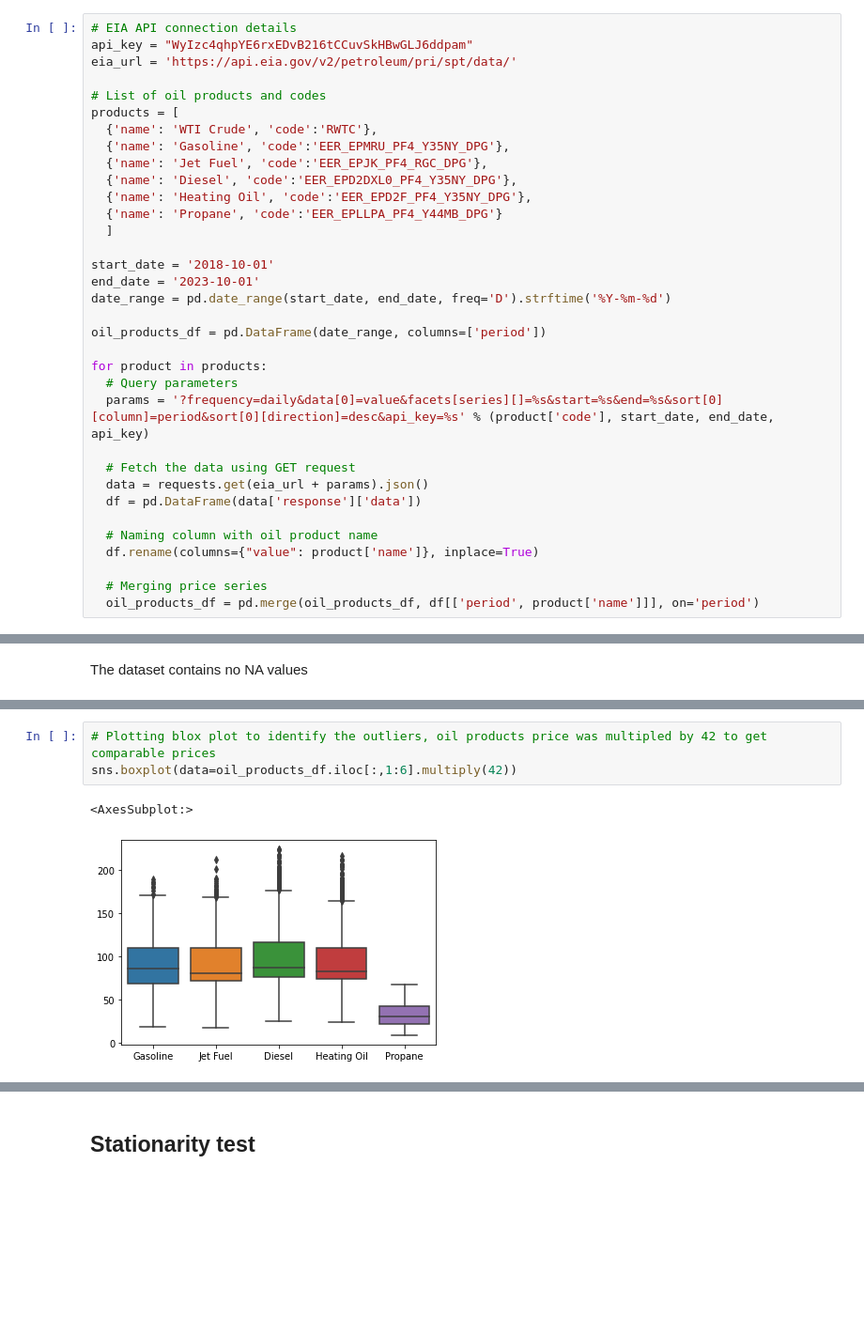
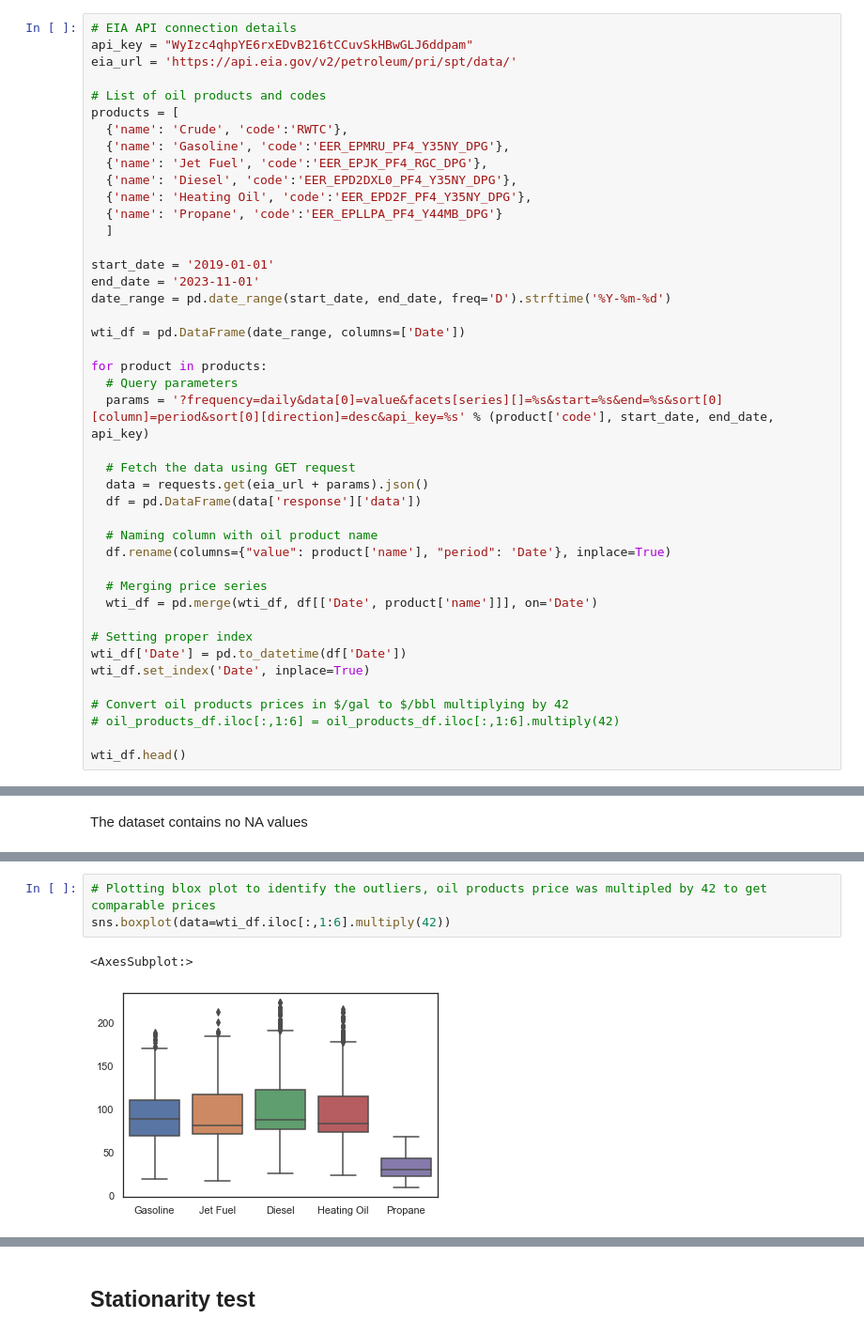
Before and after one commit to timdanilov/capstone-project, a Jupyter notebook: capstone.ipynb, the cells around one changed output, grey strips where cells are left out. Shown at 94% size. Saved outputs shown, nothing was run; the diff lists cells and outputs as text; blank space fills up the shorter version.

```diff
--- a/capstone.ipynb
+++ b/capstone.ipynb
@@ -70,7 +71,7 @@ eia_url = 'https://api.eia.gov/v2/petroleum/pri/spt/data/'
 
 # List of oil products and codes
 products = [
-  {'name': 'WTI Crude', 'code':'RWTC'},
+  {'name': 'Crude', 'code':'RWTC'},
   {'name': 'Gasoline', 'code':'EER_EPMRU_PF4_Y35NY_DPG'},
   {'name': 'Jet Fuel', 'code':'EER_EPJK_PF4_RGC_DPG'},
   {'name': 'Diesel', 'code':'EER_EPD2DXL0_PF4_Y35NY_DPG'},
@@ -78,11 +79,11 @@ products = [
   {'name': 'Propane', 'code':'EER_EPLLPA_PF4_Y44MB_DPG'}
   ]
 
-start_date = '2018-10-01'
-end_date = '2023-10-01'
+start_date = '2019-01-01'
+end_date = '2023-11-01'
 date_range = pd.date_range(start_date, end_date, freq='D').strftime('%Y-%m-%d')
 
-oil_products_df = pd.DataFrame(date_range, columns=['period'])
+wti_df = pd.DataFrame(date_range, columns=['Date'])
 
 for product in products:
   # Query parameters
@@ -93,7 +94,16 @@ for product in products:
   df = pd.DataFrame(data['response']['data'])
 
   # Naming column with oil product name
-  df.rename(columns={"value": product['name']}, inplace=True)
+  df.rename(columns={"value": product['name'], "period": 'Date'}, inplace=True)
 
   # Merging price series
-  oil_products_df = pd.merge(oil_products_df, df[['period', product['name']]], on='period')
+  wti_df = pd.merge(wti_df, df[['Date', product['name']]], on='Date')
+
+# Setting proper index
+wti_df['Date'] = pd.to_datetime(df['Date'])
+wti_df.set_index('Date', inplace=True)
+
+# Convert oil products prices in $/gal to $/bbl multiplying by 42
+# oil_products_df.iloc[:,1:6] = oil_products_df.iloc[:,1:6].multiply(42)
+
+wti_df.head()
@@ -160,6 +392,6 @@ plt.show()
 # %%
 # Plotting blox plot to identify the outliers, oil products price was multipled by 42 to get comparable prices
-sns.boxplot(data=oil_products_df.iloc[:,1:6].multiply(42))
+sns.boxplot(data=wti_df.iloc[:,1:6].multiply(42))
 # %% [output]
 <AxesSubplot:>
-[figure, old version]
+[figure, new version]
```
Also changed, not shown: parts of 37 cells of this notebook, 3 other files.
